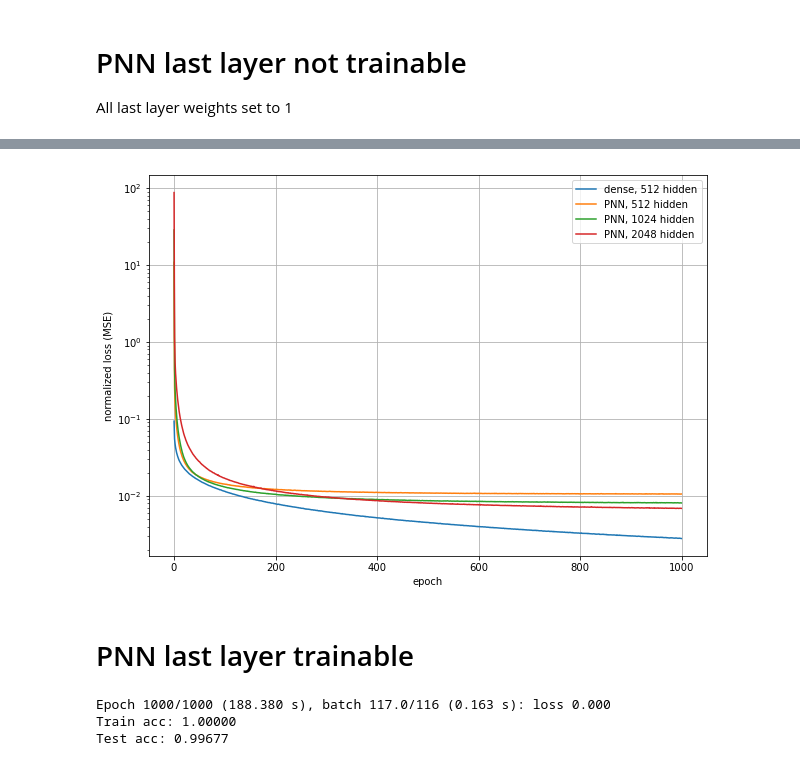
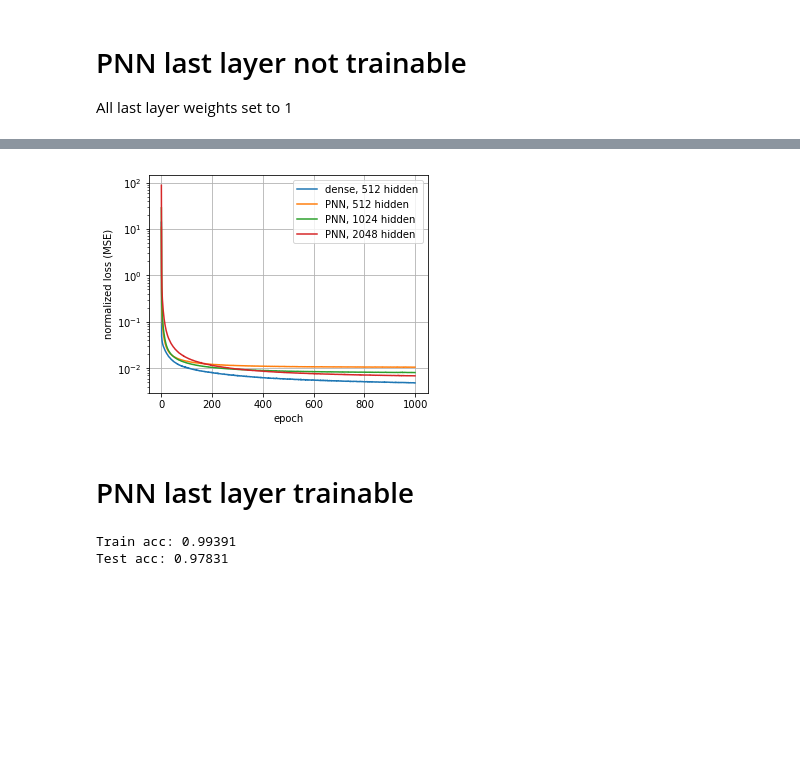
Before and after one commit to jessemzhang/porcupine_neural_networks, a Jupyter notebook: PNN_experiments_MNIST.ipynb, the cells around one changed output, grey strips where cells are left out. Saved outputs shown, nothing was run; the diff lists cells and outputs as text; code cells hidden in the pictures; blank space fills up the shorter version.

Commit message:
regenerated mnist figure after constraining dense layer W2 to be all 1s

```diff
--- a/PNN_experiments_MNIST.ipynb
+++ b/PNN_experiments_MNIST.ipynb
@@ -61,6 +61,10 @@ All last layer weights set to 1
 input_dict = dict(p=d, h=512)
 save_file = '%s/mlp_noreluout_lastlayernottrainable.pickle'%(maindir)
 build_func = arch.mlp_noreluout_lastlayernottrainable
+
+w_init = {'weights1':np.random.normal(0, 1/np.sqrt(d), [d, 512]),
+          'weights2':np.ones([512, 1]).astype(np.float32)}
+
 pnn.build_graph_and_train(Xtr, Ytr, Xtt, Ytt, input_dict, build_func, save_file,
-                          num_epochs=num_epochs, batch_size=batch_size)
+                          num_epochs=num_epochs, batch_size=batch_size, w_initial=w_init)
 # %% [output]
@@ -87,18 +87,19 @@ Train acc: 0.99313
 Test acc: 0.99262
 # %%
 # Plot all losses
-plt.figure(figsize=(10, 7))
+plt.figure(figsize=(5, 4))
 loss = pickle.load(file('%s/mlp_noreluout_lastlayernottrainable.pickle'%(maindir), 'rb'))[0]
 plt.plot(loss, label='dense, 512 hidden')
 pnn.plot_losses(k_list, save_pref)
 plt.xlabel('epoch')
 plt.ylabel('normalized loss (MSE)')
 plt.legend()
 plt.grid()
 plt.yscale('log')
+plt.savefig('Figures/fig_pnn_mnist.pdf', format='pdf', dpi=500, bbox_inches='tight')
 plt.show()
 # %% [output]
-[figure, old version]
+[figure, new version]
 # %% [markdown]
 # PNN last layer trainable
 # %%
@@ -106,12 +107,15 @@ plt.show()
 input_dict = dict(p=d, h=512)
 save_file = '%s/mlp_noreluout.pickle'%(maindir)
 build_func = arch.mlp_noreluout
+
+w_init = {'weights1':np.random.normal(0, 1/np.sqrt(d), [d, 512]),
+          'weights2':np.ones([512, 1]).astype(np.float32)}
+
 pnn.build_graph_and_train(Xtr, Ytr, Xtt, Ytt, input_dict, build_func, save_file,
-                          num_epochs=num_epochs, batch_size=batch_size)
+                          num_epochs=num_epochs, batch_size=batch_size, w_initial=w_init)
 # %% [output]
-Epoch 1000/1000 (188.380 s), batch 117.0/116 (0.163 s): loss 0.000
-Train acc: 1.00000
-Test acc: 0.99677
+Train acc: 0.99391
+Test acc: 0.97831
 # %%
 build_func = arch.mlp_noreluout
 save_pref = '%s/mlp_noreluout_PNN'%(maindir)
```
Also changed, not shown: parts of 4 cells of this notebook.
